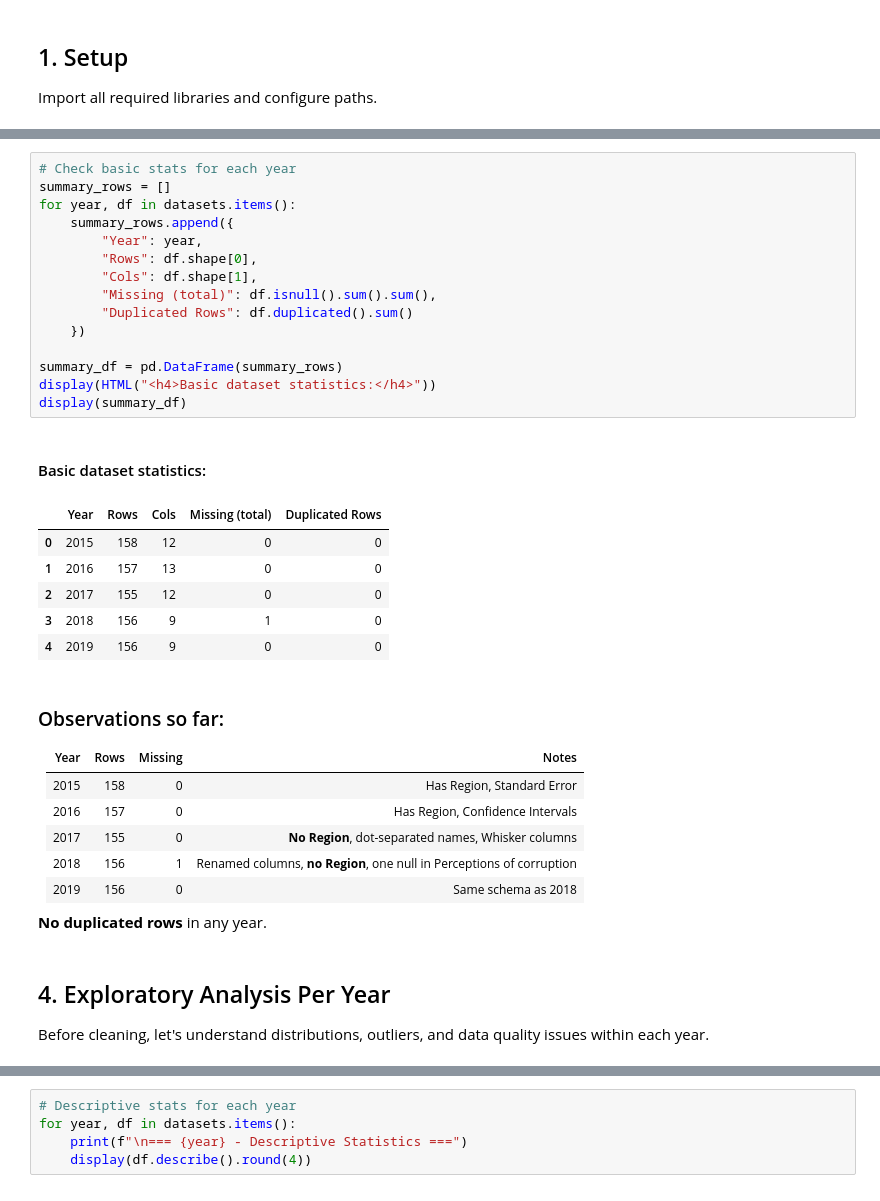
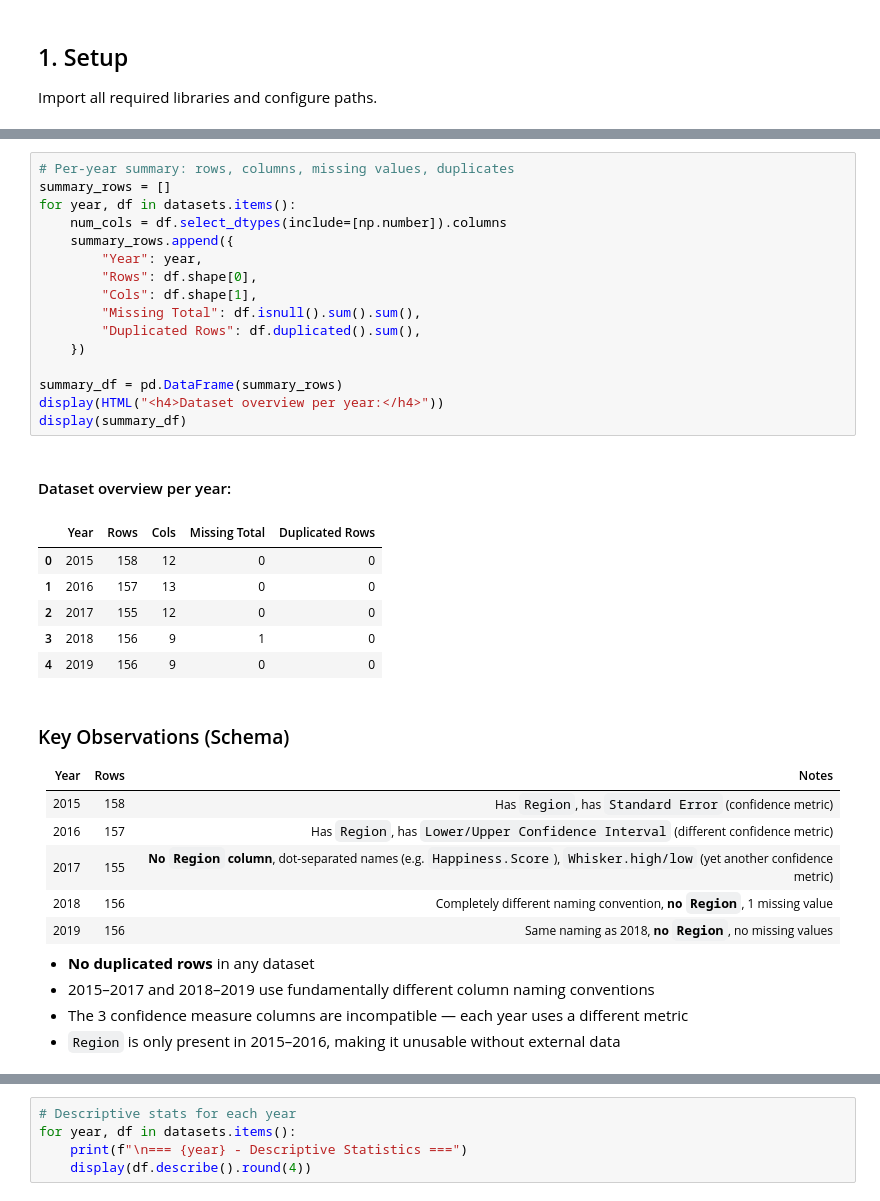
Before and after one commit to jpgomezv/workshop03, a Jupyter notebook: notebooks/eda.ipynb, the cells around one changed output, grey strips where cells are left out. Drawn from its saved outputs; the diff is of its cells as text.

```diff
--- a/notebooks/eda.ipynb
+++ b/notebooks/eda.ipynb
@@ -135,41 +149,41 @@ Column presence across years:
 | 28 | Whisker.high | 2017 | 1 |
 | 29 | Whisker.low | 2017 | 1 |
 # %%
-# Check basic stats for each year
+# Per-year summary: rows, columns, missing values, duplicates
 summary_rows = []
 for year, df in datasets.items():
+    num_cols = df.select_dtypes(include=[np.number]).columns
     summary_rows.append({
         "Year": year,
         "Rows": df.shape[0],
         "Cols": df.shape[1],
-        "Missing (total)": df.isnull().sum().sum(),
-        "Duplicated Rows": df.duplicated().sum()
+        "Missing Total": df.isnull().sum().sum(),
+        "Duplicated Rows": df.duplicated().sum(),
     })
 
 summary_df = pd.DataFrame(summary_rows)
-display(HTML("<h4>Basic dataset statistics:</h4>"))
+display(HTML("<h4>Dataset overview per year:</h4>"))
 display(summary_df)
 # %% [output]
-Basic dataset statistics:
+Dataset overview per year:
-|  | Year | Rows | Cols | Missing (total) | Duplicated Rows |
+|  | Year | Rows | Cols | Missing Total | Duplicated Rows |
 | 0 | 2015 | 158 | 12 | 0 | 0 |
 | 1 | 2016 | 157 | 13 | 0 | 0 |
 | 2 | 2017 | 155 | 12 | 0 | 0 |
 | 3 | 2018 | 156 | 9 | 1 | 0 |
 | 4 | 2019 | 156 | 9 | 0 | 0 |
 # %% [markdown]
-### Observations so far:
+### Key Observations (Schema)
 
-| Year | Rows | Missing | Notes |
-|------|------|---------|-------|
-| 2015 | 158 | 0 | Has Region, Standard Error |
-| 2016 | 157 | 0 | Has Region, Confidence Intervals |
-| 2017 | 155 | 0 | **No Region**, dot-separated names, Whisker columns |
-| 2018 | 156 | 1 | Renamed columns, **no Region**, one null in Perceptions of corruption |
-| 2019 | 156 | 0 | Same schema as 2018 |
+| Year | Rows | Notes |
+|---|---|---|
+| 2015 | 158 | Has `Region`, has `Standard Error` (confidence metric) |
+| 2016 | 157 | Has `Region`, has `Lower/Upper Confidence Interval` (different confidence metric) |
+| 2017 | 155 | **No `Region` column**, dot-separated names (e.g. `Happiness.Score`), `Whisker.high/low` (yet another confidence metric) |
+| 2018 | 156 | Completely different naming convention, **no `Region`**, 1 missing value |
+| 2019 | 156 | Same naming as 2018, **no `Region`**, no missing values |
 
-**No duplicated rows** in any year.
+- **No duplicated rows** in any dataset
+- 2015–2017 and 2018–2019 use fundamentally different column naming conventions
+- The 3 confidence measure columns are incompatible — each year uses a different metric
+- `Region` is only present in 2015–2016, making it unusable without external data
-# %% [markdown]
-## 4. Exploratory Analysis Per Year
-
-Before cleaning, let's understand distributions, outliers, and data quality issues within each year.
```
Also changed, not shown: parts of 79 cells of this notebook.
